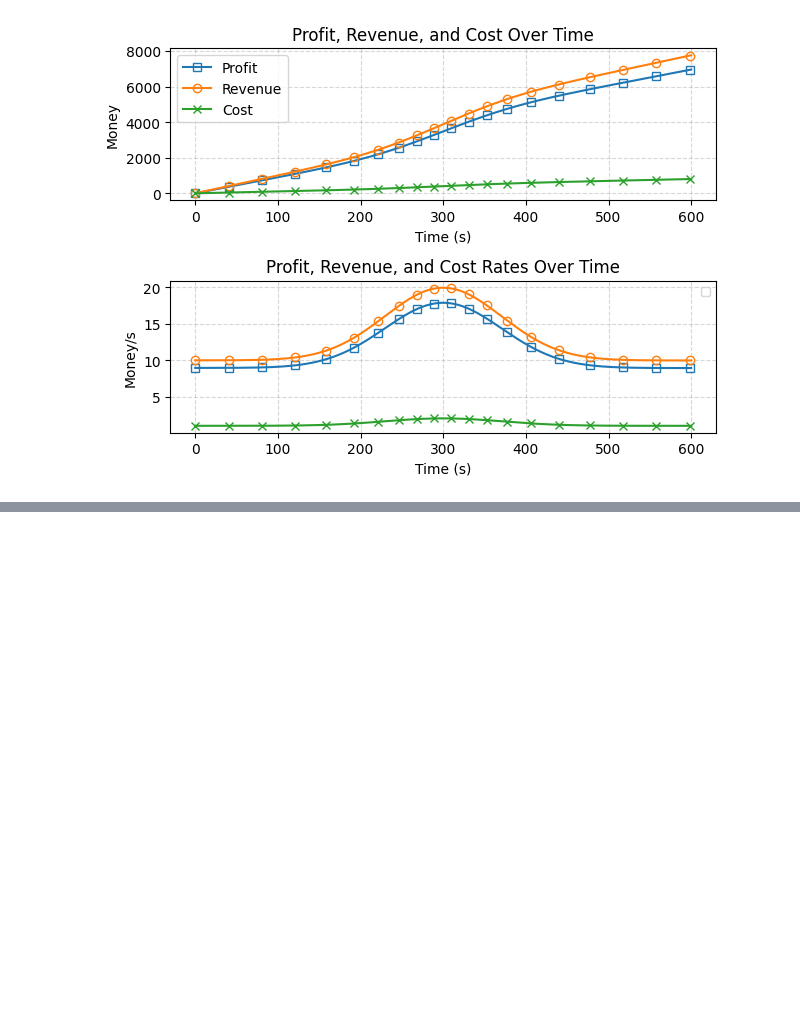
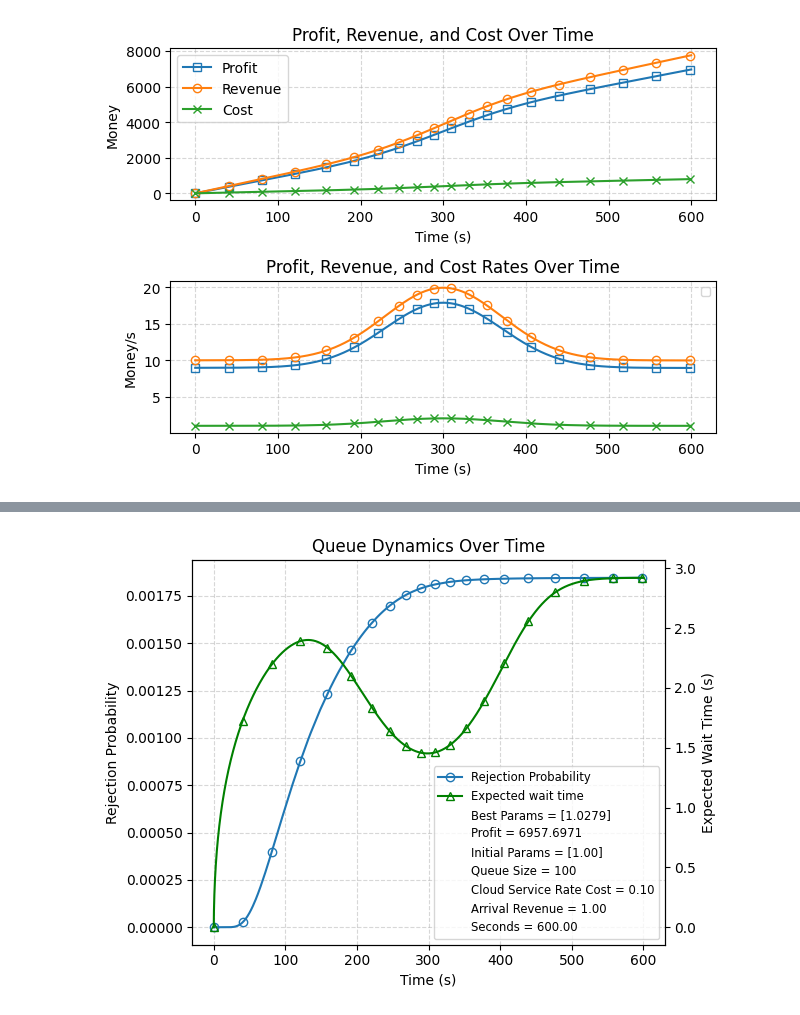
Before and after one commit to lucasbanunes/CPS767-monte-carlo-algorithms, a Jupyter notebook: project/plot_simulation.ipynb, the cells around one changed output, grey strips where cells are left out. Saved outputs shown, nothing was run; the diff lists cells and outputs as text; code cells hidden in the pictures; blank space fills up the shorter version.

```diff
--- a/project/plot_simulation.ipynb
+++ b/project/plot_simulation.ipynb
@@ -164,0 +150,21 @@ fig.savefig(results_dir / 'queue_dynamics.png', dpi=300)
+# %%
+fig, ax = plt.subplots()
+ax.grid(linestyle='--', alpha=.5)
+lines = ax.plot(simulation_df['time'], simulation_df['queue_size_prob_100'], label='Rejection Probability',
+                marker='o', markevery=markevery, markerfacecolor='None')
+ax.set(
+    xlabel='Time (s)',
+    ylabel='Rejection Probability',
+    title='Queue Dynamics Over Time'
+)
+twinx = ax.twinx()
+lines += twinx.plot(simulation_df['time'], simulation_df['expected_wait_time'], label='Expected wait time',
+                    color='green', marker='^', markevery=markevery, markerfacecolor='None')
+lines += add_hyperparameters(ax)
+twinx.set_ylabel('Expected Wait Time (s)')
+ax.legend(lines, [line.get_label() for line in lines],
+          ncol=1, fontsize='small')
+fig.tight_layout()
+fig.savefig(results_dir / 'queue_wait_time.png', dpi=300)
+# %% [output]
+[figure, added]
```
Also changed, not shown: parts of 6 cells of this notebook, 2 other files.
